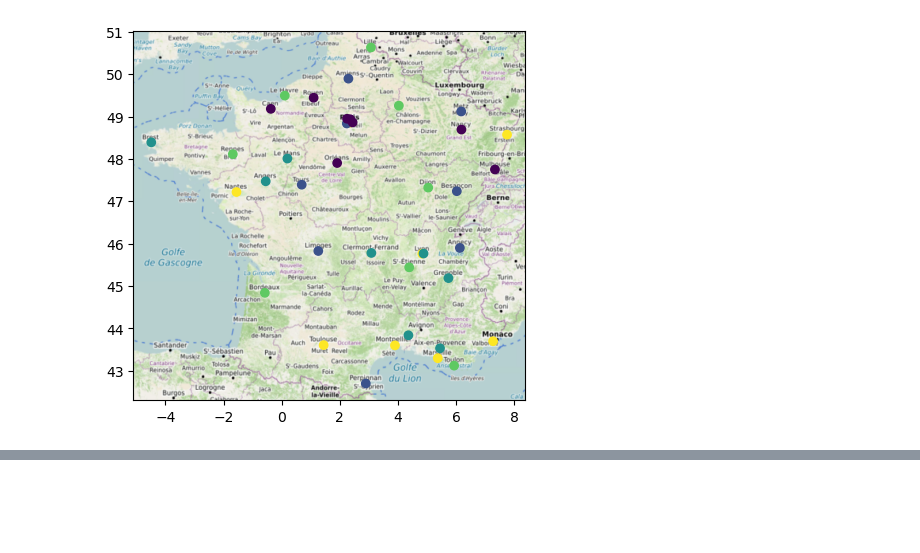
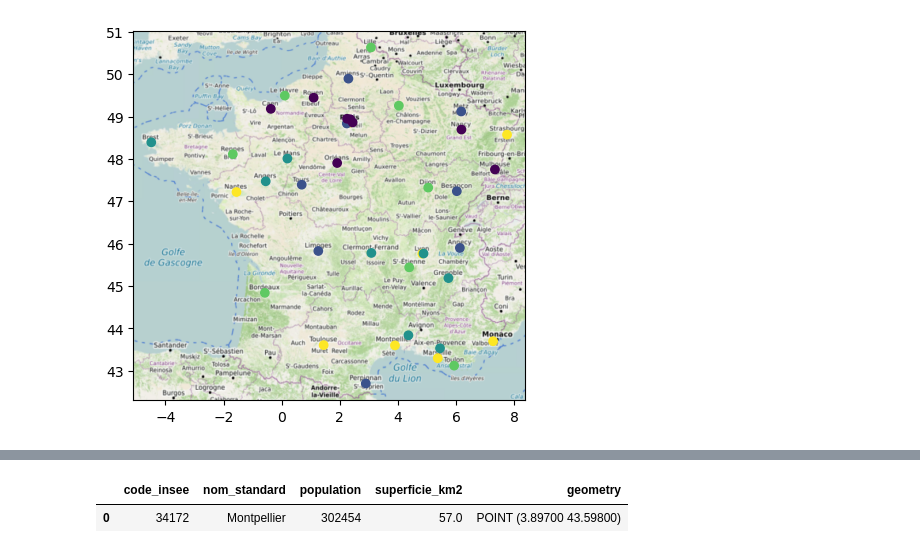
Before and after one commit to matthcol/python202503, a Jupyter notebook: Villes_pandas_gis.ipynb, the cells around one changed output, grey strips where cells are left out. Cells and saved outputs as stored; diff of their text form; code cells hidden in the pictures; blank space fills up the shorter version.

```diff
--- a/Villes_pandas_gis.ipynb
+++ b/Villes_pandas_gis.ipynb
@@ -1761,0 +1858,18 @@ ax
+# %%
+# requête avec un paramètre (désigné avec %s)
+sql2 = """
+SELECT
+    code_insee, nom_standard, population, superficie_km2, geometry
+FROM
+    py_form.city_mc
+WHERE
+    nom_standard like %s
+"""
+# %%
+# les paramaètres sont fournis sous la forme d'un tuple
+# PS: on peut en faire de même avec psycopg2 à bas niveau
+gdf_from_pg2 = gpd.read_postgis(sql=sql2, con=engine,  geom_col='geometry', params=('Montp%',))
+gdf_from_pg2
+# %% [output]
+|  | code_insee | nom_standard | population | superficie_km2 | geometry |
+| 0 | 34172 | Montpellier | 302454 | 57.0 | POINT (3.89700 43.59800) |
```
Also changed, not shown: parts of 15 cells of this notebook, 4 other files.
